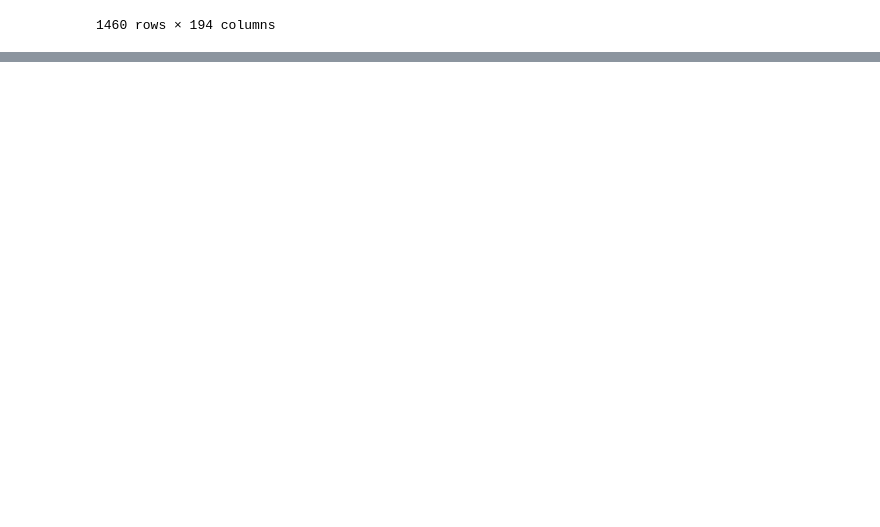
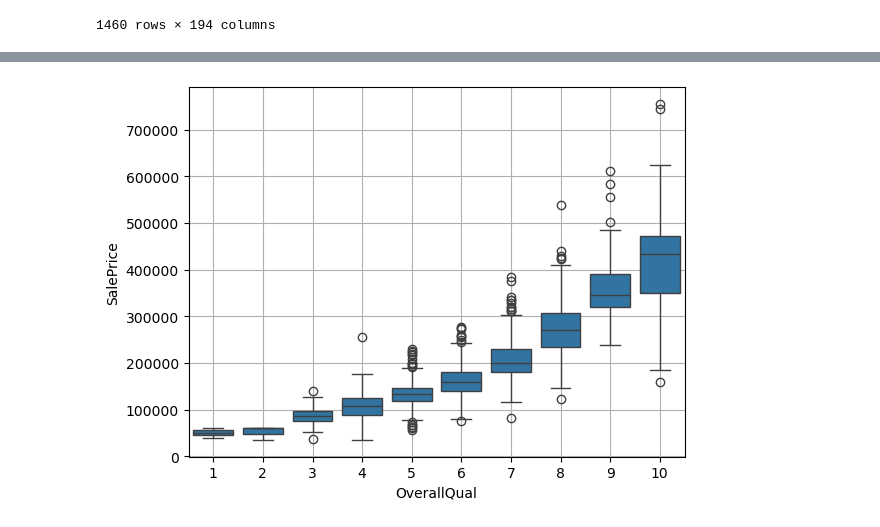
Before and after one commit to karvendhanm/kaggle, a Jupyter notebook: house_prices_prediction/ensemble_with_catboost.ipynb, the cells around one changed output, grey strips where cells are left out. Drawn from its saved outputs; the diff is of its cells as text; code cells hidden in the pictures; blank space fills up the shorter version.

```diff
--- a/house_prices_prediction/ensemble_with_catboost.ipynb
+++ b/house_prices_prediction/ensemble_with_catboost.ipynb
@@ -200,3 +203,7 @@ df_cats_encoded
 | 1458 | 0.00 | 0.00 | 1.00 | 0.00 | 1.00 | 0.00 | 1.00 | 0.00 | ... |
 | 1459 | 0.00 | 0.00 | 1.00 | 0.00 | 1.00 | 0.00 | 1.00 | 0.00 | ... |
 1460 rows × 194 columns
+# %%
+# dropping all the categorical variable that has been "one hot encoded"
+df = pd.concat([df.drop(cat_cols, axis=1), df_cats_encoded], axis=1)
+df
@@ -202,0 +234,3 @@ df_cats_encoded
+# %%
+df['LotFrontage'] = df['LotFrontage'].fillna(0)
+df['MasVnrArea'] = df['MasVnrArea'].fillna(0)
@@ -202,0 +259,2 @@ df_cats_encoded
+# %%
+df.loc[df['GarageYrBlt'].isna(), 'GarageYrBlt'] = df.loc[df['GarageYrBlt'].isna(), 'YearBuilt']
@@ -202,0 +284,5 @@ df_cats_encoded
+# %%
+sns.boxplot(df, y='SalePrice', x='OverallQual')
+plt.grid()
+# %% [output]
+[figure, added]
```
Also changed, not shown: parts of 16 cells of this notebook.
